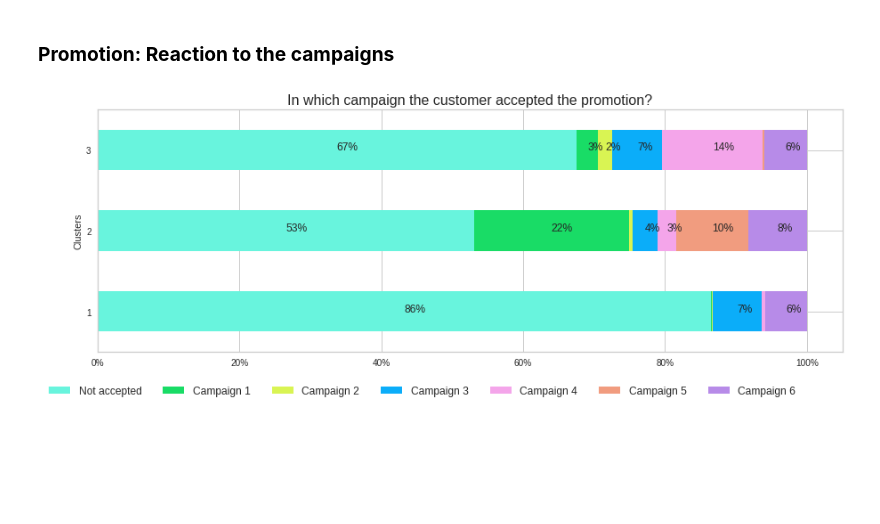
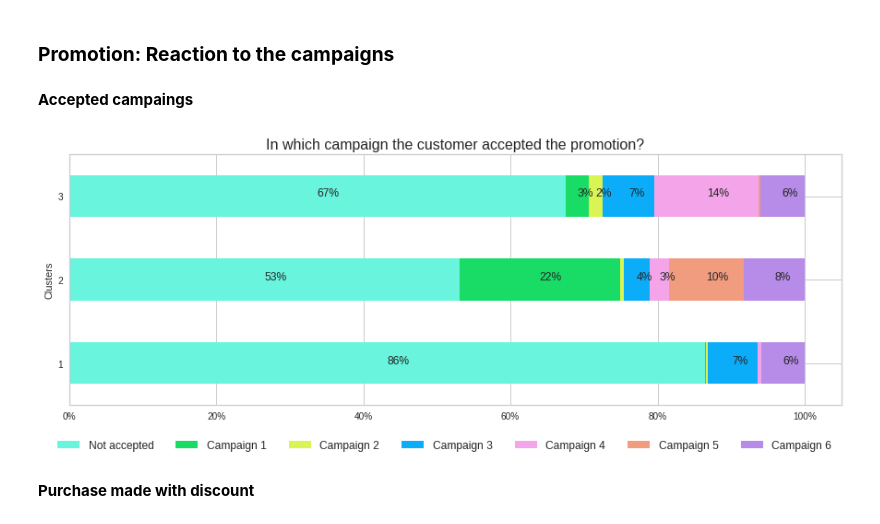
Before and after one commit to nico961009/Learning-AI-and-ML-with-a-Marketing-Campaign-dataset, a Jupyter notebook: 3.1.-K-Means_Characteristics_of_clusters.ipynb, the cells around one changed output. Cells and saved outputs as stored; diff of their text form; code cells hidden in the pictures; blank space fills up the shorter version.

```diff
--- a/3.1.-K-Means_Characteristics_of_clusters.ipynb
+++ b/3.1.-K-Means_Characteristics_of_clusters.ipynb
@@ -155,11 +128,15 @@ barh_100_per(products, yticklabels=['1','2','3'], fig_length=15,fig_width=5, yla
 [figure]
 # %% [markdown]
 ### **Promotion: Reaction to the campaigns**
+# %% [markdown]
+**Accepted campaings**
 # %%
 campaign = pd.DataFrame(mk.groupby(['clusters','Promotion_#_campaign_accepted'])[['Education']].count()).reset_index()
 campaign = campaign.pivot_table(values='Education', index='clusters', columns='Promotion_#_campaign_accepted').reset_index()
 barh_100_per(campaign, yticklabels=['1','2','3'], fig_length=15,fig_width=5, ylabel='Clusters', labels=['Not accepted','Campaign 1','Campaign 2','Campaign 3','Campaign 4','Campaign 5','Campaign 6'],
              color=['#68F4DD','#19DC66','#D9F453','#0BADF9','#F4A5EA','#F19C7F','#B78BE8'], title='In which campaign the customer accepted the promotion?', titlefs=16,
-             bbox_position= [1, 0], labelfs=12, box_ncol=7)
+             bbox_position= [1.05, 0], labelfs=12, box_ncol=7)
 # %% [output]
-[figure, old version]
+[figure, new version]
+# %% [markdown]
+**Purchase made with discount**
```
Also changed, not shown: parts of 7 cells of this notebook.
